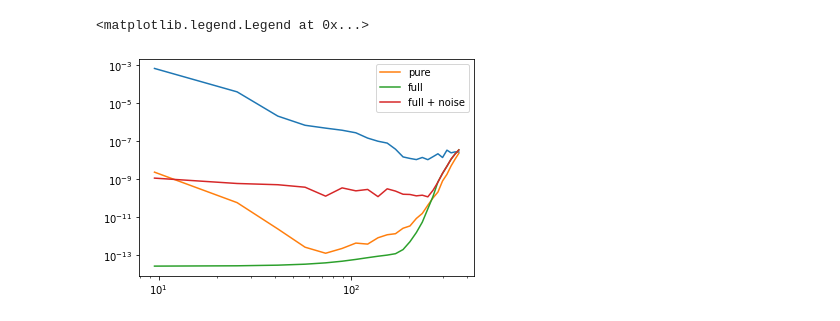
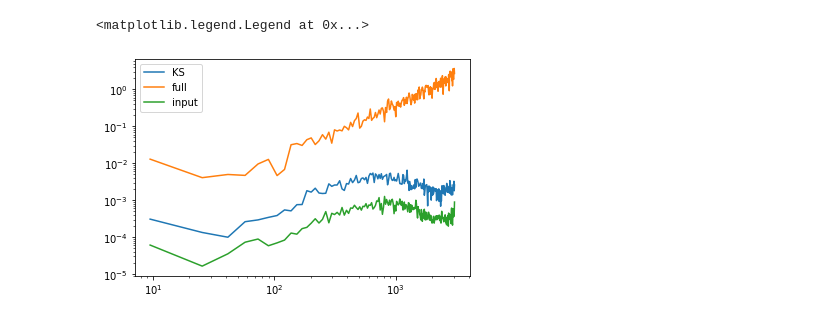
Before and after one commit to catyz/destripe, a Jupyter notebook: partial_sky.ipynb, the cells around one changed output. Drawn from its saved outputs; the diff is of its cells as text; code cells hidden in the pictures.

```diff
--- a/partial_sky.ipynb
+++ b/partial_sky.ipynb
@@ -75,0 +40,3 @@ for i in range(nsims):
+# %%
+mask_apo = np.load(f'sims/mask_apo_{nside}.npy')
+hp.mollview(mask_apo)
@@ -75,0 +45,8 @@ for i in range(nsims):
+# %%
+reload(methods)
+sigmab = hp.nside2resol(nside)
+fwhm = methods.sigma2fwhm(sigmab)
+bl = methods.get_bl(nside)
+b = nmt.NmtBin.from_nside_linear(nside, 16)
+ells = b.get_effective_ells()
+P_bl = methods.get_P_bl(ells, nside)
@@ -76,21 +70,18 @@ for i in range(nsims):
 # %%
-anafast_binned = np.zeros((nsims, 3, len(ells)))
-anafast_n_binned = np.zeros((nsims, 3, len(ells)))
-
-
-for i in range(nsims):
+anafast_binned = np.zeros((n_sims, 3, len(ells)))
+input_binned = np.zeros((n_sims, 3, len(ells)))
+for i in range(n_sims):
     for j in range(3):
         anafast_binned[i][j] = P_bl @ anafast[i][j]
-        anafast_n_binned[i][j] = P_bl @ anafast_n[i][j]
+        input_binned[i][j] = P_bl @ input_cl[i][j]
 # %%
-mean = np.mean(Cls, axis=0)
-std = np.std(Cls, axis=0)
+c2d = ells * (ells+1) /2/np.pi
 
-mean_p = np.mean(Cls_pure, axis=0)
-std_p = np.std(Cls_pure, axis=0)
+mean_KS = c2d*np.mean(cl_KS, axis=0)
+std_KS = c2d*np.std(cl_KS, axis=0)
 
-mean_a = np.mean(anafast_binned, axis=0)
-std_a = np.std(anafast_binned, axis=0)
+mean_full = c2d*np.mean(anafast_binned, axis=0)
+std_full = c2d*np.std(anafast_binned, axis=0)
 
-mean_n = np.mean(anafast_n_binned, axis=0)
-std_n = np.std(anafast_n_binned, axis=0)
+mean_input = c2d*np.mean(input_binned, axis=0)
+std_input = c2d*np.std(input_binned, axis=0)
@@ -115,11 +106,10 @@ plt.ylim([-1e-8,1e-8])
 # %%
-plt.plot(ells, std[3])
-plt.plot(ells, std_p[3], label='pure')
-plt.plot(ells, std_a[2], label='full')
-plt.plot(ells, std_n[2], label='full + noise')
+plt.plot(ells, std_KS[3], label='KS')
+plt.plot(ells, std_full[2], label='full')
+plt.plot(ells, std_input[2], label='input')
 
 plt.loglog()
 plt.legend()
 # %% [output]
 <matplotlib.legend.Legend at 0x...>
-[figure, old version]
+[figure, new version]
```
Also changed, not shown: parts of 15 cells of this notebook, 21 other files.
